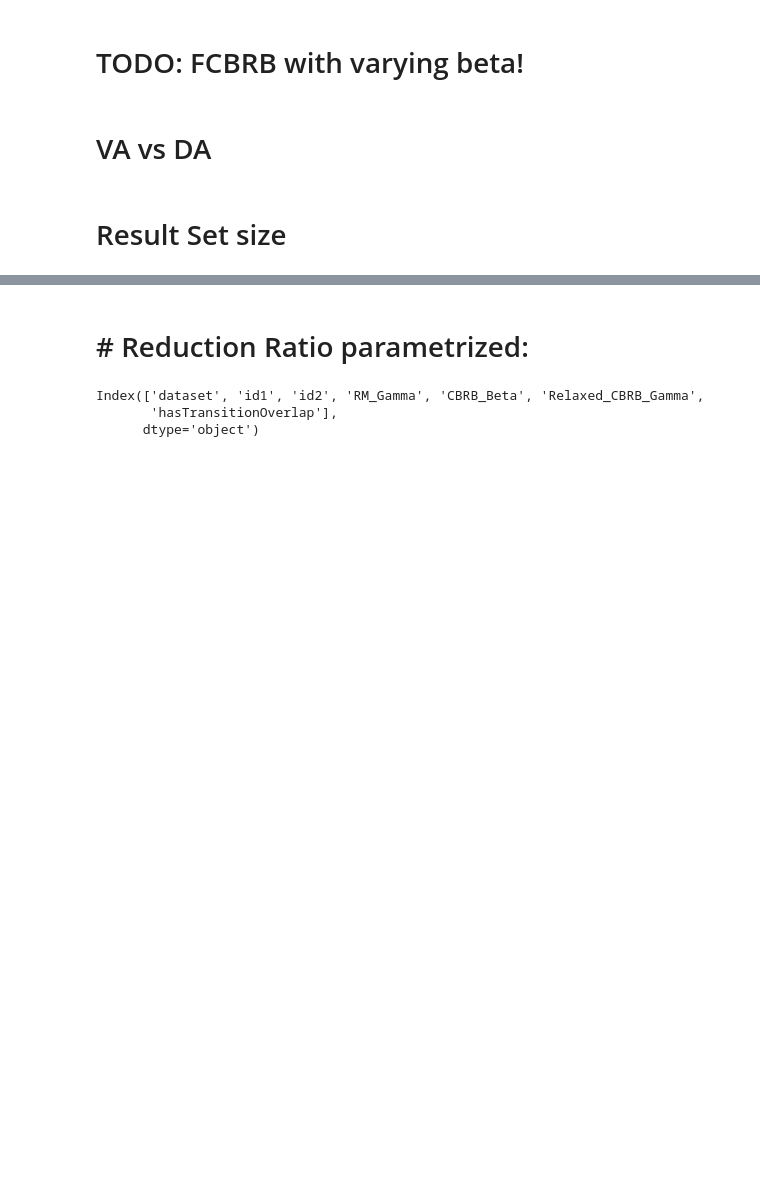
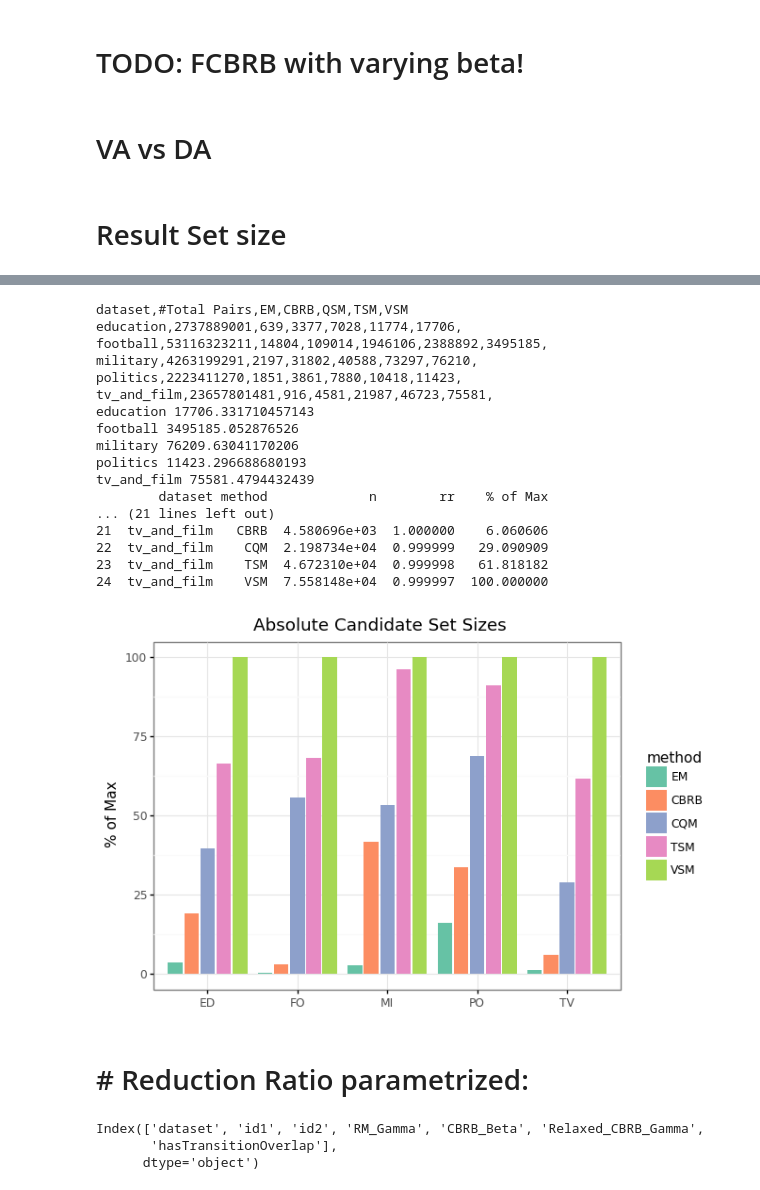
Before and after one commit to leonbornemann/RoleMatchingEvaluation, a Jupyter notebook: SemanticLabellingEvaluation.ipynb, the cells around one changed output, grey strips where cells are left out. Cells and saved outputs as stored; diff of their text form; code cells hidden in the pictures; blank space fills up the shorter version.

```diff
--- a/SemanticLabellingEvaluation.ipynb
+++ b/SemanticLabellingEvaluation.ipynb
@@ -597,7 +615,7 @@ dsToAllPairs = {
 #methodNames=["isInExactMatchBlocking","isInSequenceBlocking","isInValueSetBlocking","isInTSMBlockingNoWildcard","isInStrictBlockingNoDecay","isRMTargetRecall95","isIncbrbWithOutDecayTargetRecall95","isIncbrbWithDecayTargetRecall95"]
 #methodNames = ['isInValueSetBlocking','isInValueSetBlockingWithFilter','isInStrictBlockingNoDecay','isInStrictBlockingNoDecayWithFilter',"isInTSMBlockingNoWildcard","isInTSMBlockingWithFilter"]#,"isInTSMBlockingWithFilter"]
 methodNames = ['isInExactMatchBlockingWithFilter','isInStrictBlockingNoDecayWithFilter','isInSequenceBlockingWithFilter','isInTSMBlockingWithFilter','isInValueSetBlockingWithFilter']
-methodNames = ['isInExactMatchBlocking','isInStrictBlockingNoDecay','isInSequenceBlocking','isInTSMBlockingNoWildcard','isInValueSetBlocking']
+#methodNames = ['isInExactMatchBlocking','isInStrictBlockingNoDecay','isInSequenceBlocking','isInTSMBlockingNoWildcard','isInValueSetBlocking']
 
 methodNamesToShortMethodName = {
     'isInExactMatchBlockingWithFilter':"EM",
@@ -606,13 +624,13 @@ methodNamesToShortMethodName = {
     'isInTSMBlockingWithFilter':"TSM",
     'isInValueSetBlockingWithFilter':"VSM"
 }
-methodNamesToShortMethodName = {
-    'isInExactMatchBlocking':"EM",
-    'isInStrictBlockingNoDecay':"CBRB",
-    'isInSequenceBlocking':"CQM",
-    'isInTSMBlockingNoWildcard':"TSM",
-    'isInValueSetBlocking':"VSM"
-}
+# methodNamesToShortMethodName = {
+#     'isInExactMatchBlocking':"EM",
+#     'isInStrictBlockingNoDecay':"CBRB",
+#     'isInSequenceBlocking':"CQM",
+#     'isInTSMBlockingNoWildcard':"TSM",
+#     'isInValueSetBlocking':"VSM"
+# }
 
 #print("dataset","#TP","EM,,","CSM,,","VSM,,","RM,,","FCBRM (ND),,","FCBRM (D),,","CBRM (ND),,","CBRM (D),,",sep=",")
 #print("dataset","#Total Pairs","#Total 1VA","EM,,","CSM,,","VSM,,","TSM (NWC),,","FCBRM (ND),,","RM ,,","CBRB (ND),,","CBRB (D),,",sep=",")
@@ -634,35 +652,54 @@ for (ds,thisDsAllPairsSample) in groupedByDS:
     print(ds,nAllPairs,sep=",",end=",")
     for method in methodNames:
         thisDF = thisDsAllPairsSample[thisDsAllPairsSample[method]]
         nHitsThisMethod = len(thisDF.index)
         nMissesThisMethod = nMissesSVA + len(thisDsAllPairsSample.index) - nHitsThisMethod
         n,rrAll = mhm.getReductionRate(nHitsThisMethod,nMissesThisMethod,nAllPairs)
         finalDSRows.append({"dataset":ds,"method":methodNamesToShortMethodName[method],"n":n,"rr":rrAll})
         _,rr1VA = mhm.getReductionRate(nHitsThisMethod,len(thisDsAllPairsSample) - nHitsThisMethod,estimatedCountSVAPairs)
         rr95 = mhm.getReductionRateToOtherMethod(method,"isInDVA2VA95Blocking",thisDsAllPairsSample)
         #print(round(100*rrAll,6),sep=",",end=",")
         print(round(n),sep=",",end=",")
     print("")
         # printReductionRate("All Pairs",method,nHitsThisMethod,len(thisDsAllPairsSample) - nHitsThisMethod,nAllPairs)
         # printReductionRate("SVA",method,nHitsThisMethod,len(thisDsAllPairsSample) - nHitsThisMethod,estimatedCountSVAPairs)
         # printReductionRateToOtherMethod(method,"isInDVA2VA95Blocking",thisDsAllPairsSample)
 finalDF = pd.DataFrame(finalDSRows)
 #get maxima:
 grouped = finalDF.groupby("dataset",).agg({'n':"max"}).to_dict("index")
-finalDF["% of Max"] = finalDF.apply(lambda r: r["n"] / grouped[r["dataset"]]["n"],axis=1)
+finalDF["% of Max"] = finalDF.apply(lambda r: 100*(r["n"] / grouped[r["dataset"]]["n"]),axis=1)
 for ds in finalDF["dataset"].unique():
     print(ds,grouped[ds]["n"])
 print(finalDF)
 finalDF['method'] = finalDF['method'].astype("category").cat.reorder_categories(['EM', 'CBRB', "CQM", "TSM", "VSM"])
 rm.addShortDataset(finalDF)
-plot = ggplot(finalDF,aes(x = 'datasetShort',fill="method",y="% of Max")) +xlab("") + geom_bar(position=position_dodge2(preserve = "single"),stat="identity") + ggtitle("Absolute Candidate Set Sizes") + theme(text=element_text(size=14)) + theme_bw()
+plot = ggplot(finalDF,aes(x = 'datasetShort',fill="method",y="% of Max")) +xlab("") + geom_bar(position=position_dodge2(preserve = "single"),stat="identity") + ggtitle("Absolute Candidate Set Sizes") + theme(text=element_text(size=14)) + theme_bw() + scale_fill_brewer(type="qual",palette="Set2")
 print(plot)
 plot.save("exportedPlots/absoluteSetSizes.png")
 #
 # print(dfTruePositivesOnly.columns)
 # plot = ggplot(dfTruePositivesOnlyDF1,aes(x = 'datasetShort',fill="bucket")) +xlab("") + theme_bw() + geom_bar(position=position_dodge2(preserve = "single")) + ggtitle("True Positives - DGS") + ylim(0,60) + theme(text=element_text(size=14)) \
 #        #+  geom_text(aes(label = "..count.."), stat = "count")
 # print(plot)
+# %% [output]
+dataset,#Total Pairs,EM,CBRB,QSM,TSM,VSM
+education,2737889001,639,3377,7028,11774,17706,
+football,53116323211,14804,109014,1946106,2388892,3495185,
+military,4263199291,2197,31802,40588,73297,76210,
+politics,2223411270,1851,3861,7880,10418,11423,
+tv_and_film,23657801481,916,4581,21987,46723,75581,
+education 17706.331710457143
+football 3495185.052876526
+military 76209.63041170206
+politics 11423.296688680193
+tv_and_film 75581.4794432439
+        dataset method             n        rr    % of Max
+... (21 lines left out)
+21  tv_and_film   CBRB  4.580696e+03  1.000000    6.060606
+22  tv_and_film    CQM  2.198734e+04  0.999999   29.090909
+23  tv_and_film    TSM  4.672310e+04  0.999998   61.818182
+24  tv_and_film    VSM  7.558148e+04  0.999997  100.000000
+[figure, added]
 # %% [markdown]
 # # Reduction Ratio parametrized:
 # %%
```
Also changed, not shown: parts of 9 cells of this notebook, 8 other files.
